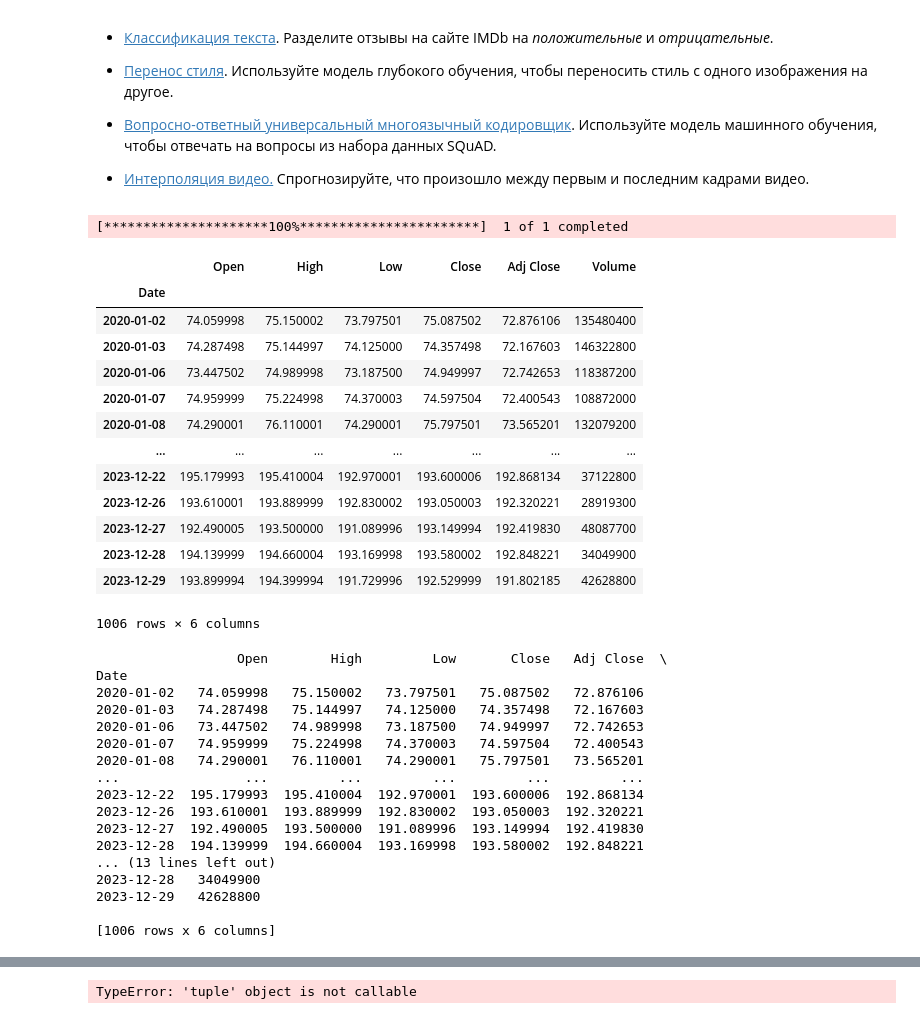
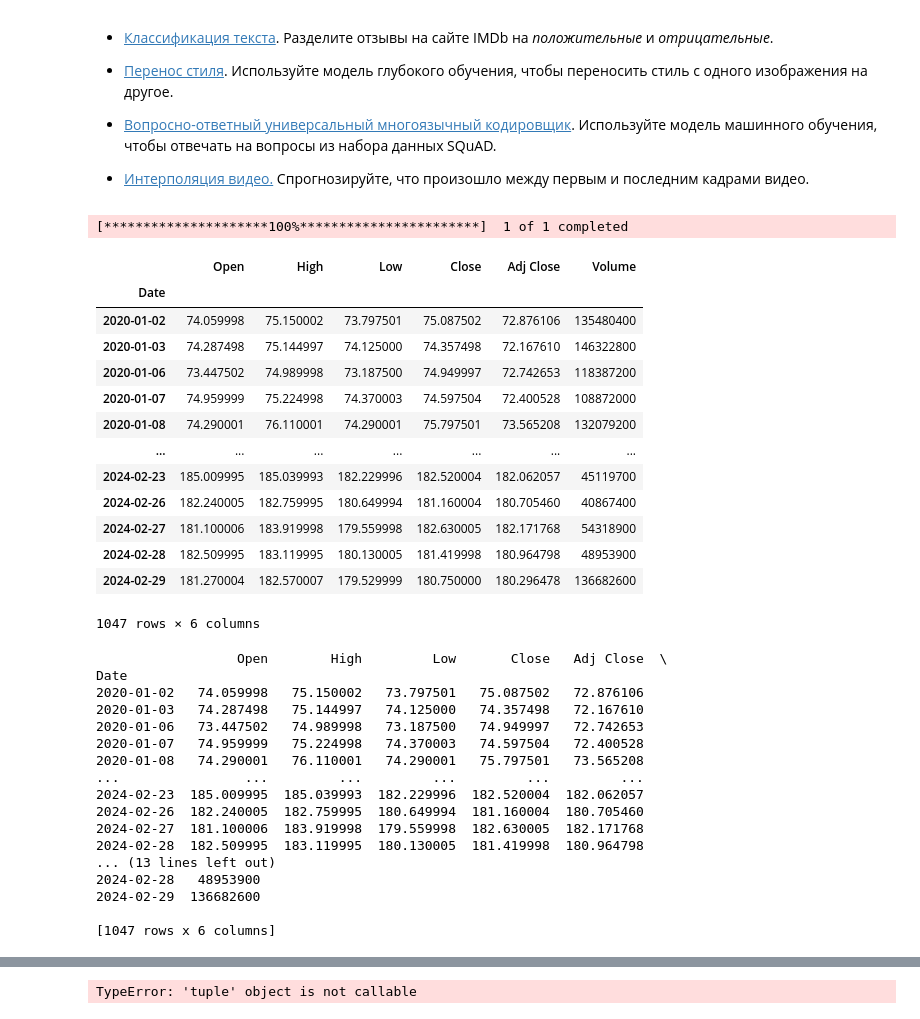
Before and after one commit to Aigulka1979/My_repos, a Jupyter notebook: Добро_пожаловать_в_Colaboratory!.ipynb, the cells around one changed output, grey strips where cells are left out. Saved outputs shown, nothing was run; the diff lists cells and outputs as text; code cells hidden in the pictures.

```diff
--- a/Добро_пожаловать_в_Colaboratory!.ipynb
+++ b/Добро_пожаловать_в_Colaboratory!.ipynb
@@ -173,25 +173,25 @@ Colab активно используется в области машинног
 # %%
 import yfinance as yf
 tick= ['AAPL']
 
-nvda= yf.download(tick, start="2020-1-1", end= "2024-1-1")
+nvda= yf.download(tick, start="2020-1-1", end= "2024-03-1")
 nvda
 # %% [output]
 [*********************100%***********************]  1 of 1 completed
 |  | Open | High | Low | Close | Adj Close | Volume |
 | Date |  |  |  |  |  |  |
 | 2020-01-02 | 74.059998 | 75.150002 | 73.797501 | 75.087502 | 72.876106 | 135480400 |
-| 2020-01-03 | 74.287498 | 75.144997 | 74.125000 | 74.357498 | 72.167603 | 146322800 |
+| 2020-01-03 | 74.287498 | 75.144997 | 74.125000 | 74.357498 | 72.167610 | 146322800 |
 | 2020-01-06 | 73.447502 | 74.989998 | 73.187500 | 74.949997 | 72.742653 | 118387200 |
-| 2020-01-07 | 74.959999 | 75.224998 | 74.370003 | 74.597504 | 72.400543 | 108872000 |
-| 2020-01-08 | 74.290001 | 76.110001 | 74.290001 | 75.797501 | 73.565201 | 132079200 |
+| 2020-01-07 | 74.959999 | 75.224998 | 74.370003 | 74.597504 | 72.400528 | 108872000 |
+| 2020-01-08 | 74.290001 | 76.110001 | 74.290001 | 75.797501 | 73.565208 | 132079200 |
 | ... | ... | ... | ... | ... | ... | ... |
-| 2023-12-22 | 195.179993 | 195.410004 | 192.970001 | 193.600006 | 192.868134 | 37122800 |
-| 2023-12-26 | 193.610001 | 193.889999 | 192.830002 | 193.050003 | 192.320221 | 28919300 |
-| 2023-12-27 | 192.490005 | 193.500000 | 191.089996 | 193.149994 | 192.419830 | 48087700 |
-| 2023-12-28 | 194.139999 | 194.660004 | 193.169998 | 193.580002 | 192.848221 | 34049900 |
-| 2023-12-29 | 193.899994 | 194.399994 | 191.729996 | 192.529999 | 191.802185 | 42628800 |
+| 2024-02-23 | 185.009995 | 185.039993 | 182.229996 | 182.520004 | 182.062057 | 45119700 |
+| 2024-02-26 | 182.240005 | 182.759995 | 180.649994 | 181.160004 | 180.705460 | 40867400 |
+| 2024-02-27 | 181.100006 | 183.919998 | 179.559998 | 182.630005 | 182.171768 | 54318900 |
+| 2024-02-28 | 182.509995 | 183.119995 | 180.130005 | 181.419998 | 180.964798 | 48953900 |
+| 2024-02-29 | 181.270004 | 182.570007 | 179.529999 | 180.750000 | 180.296478 | 136682600 |
-1006 rows × 6 columns
+1047 rows × 6 columns
 # %%
 
 print(nvda.dropna(how='all'))
@@ -199,20 +199,20 @@ print(nvda.dropna(how='all'))
                   Open        High         Low       Close   Adj Close  \
 Date
 2020-01-02   74.059998   75.150002   73.797501   75.087502   72.876106
-2020-01-03   74.287498   75.144997   74.125000   74.357498   72.167603
+2020-01-03   74.287498   75.144997   74.125000   74.357498   72.167610
 2020-01-06   73.447502   74.989998   73.187500   74.949997   72.742653
-2020-01-07   74.959999   75.224998   74.370003   74.597504   72.400543
-2020-01-08   74.290001   76.110001   74.290001   75.797501   73.565201
+2020-01-07   74.959999   75.224998   74.370003   74.597504   72.400528
+2020-01-08   74.290001   76.110001   74.290001   75.797501   73.565208
 ...                ...         ...         ...         ...         ...
-2023-12-22  195.179993  195.410004  192.970001  193.600006  192.868134
-2023-12-26  193.610001  193.889999  192.830002  193.050003  192.320221
-2023-12-27  192.490005  193.500000  191.089996  193.149994  192.419830
-2023-12-28  194.139999  194.660004  193.169998  193.580002  192.848221
+2024-02-23  185.009995  185.039993  182.229996  182.520004  182.062057
+2024-02-26  182.240005  182.759995  180.649994  181.160004  180.705460
+2024-02-27  181.100006  183.919998  179.559998  182.630005  182.171768
+2024-02-28  182.509995  183.119995  180.130005  181.419998  180.964798
 ... (13 lines left out)
-2023-12-28   34049900
-2023-12-29   42628800
+2024-02-28   48953900
+2024-02-29  136682600
 
-[1006 rows x 6 columns]
+[1047 rows x 6 columns]
 # %%
 Z=nvda.dropna()
 
```
Also changed, not shown: parts of 10 cells of this notebook.
